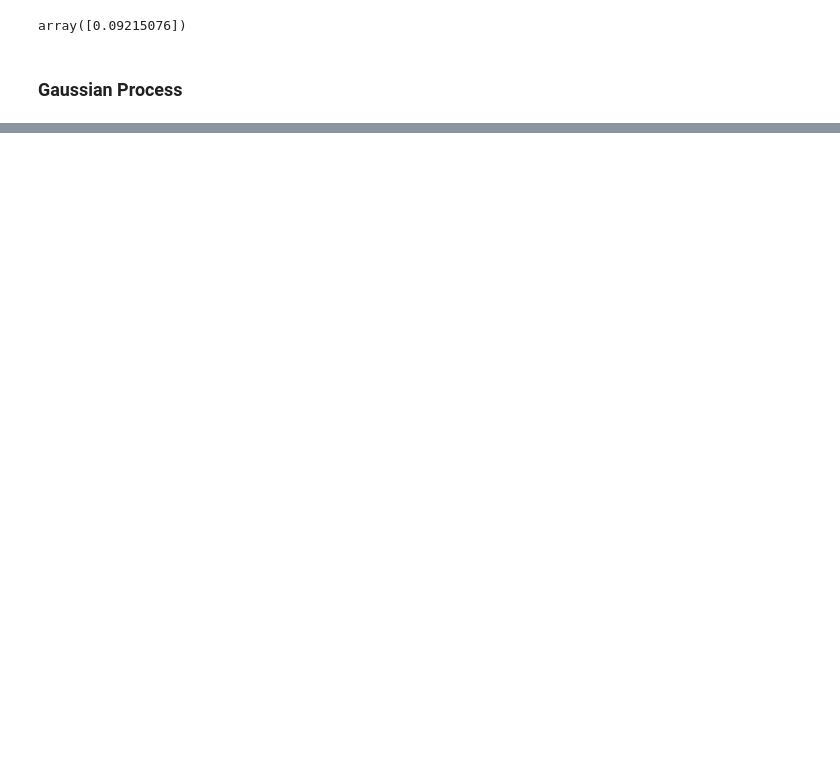
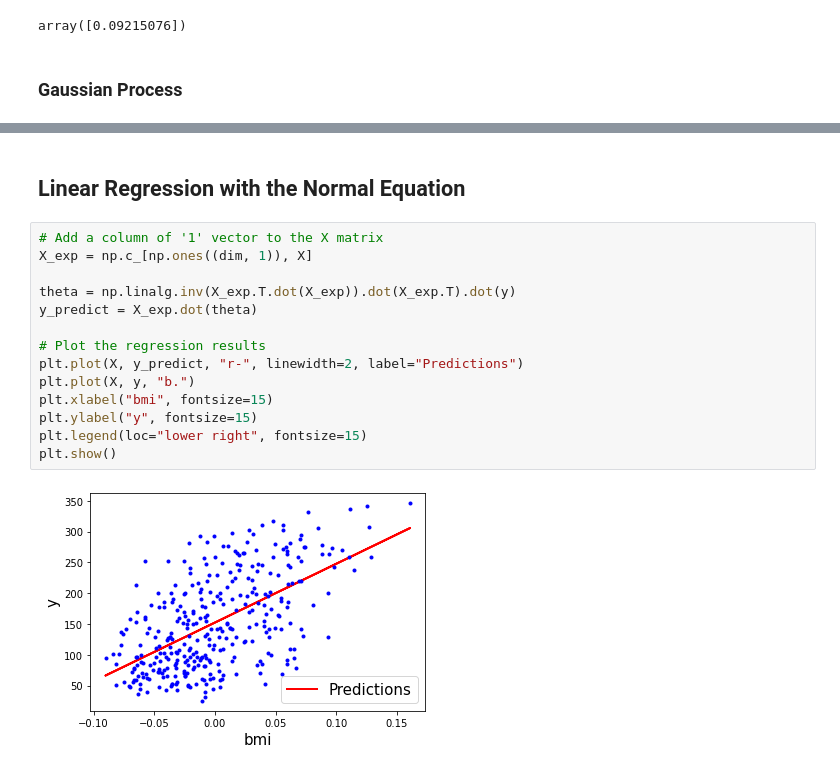
Before and after one commit to PEESEgroup/SysEn6880, a Jupyter notebook: KDE and Regression.ipynb, the cells around one changed output, grey strips where cells are left out. Cells and saved outputs as stored; diff of their text form; blank space fills up the shorter version.

```diff
--- a/KDE and Regression.ipynb
+++ b/KDE and Regression.ipynb
@@ -262,0 +293,18 @@ The Gaussian process regression value at 5.2 is 1.1669
+# %% [markdown]
+## Linear Regression with the Normal Equation
+# %%
+# Add a column of '1' vector to the X matrix
+X_exp = np.c_[np.ones((dim, 1)), X]
+
+theta = np.linalg.inv(X_exp.T.dot(X_exp)).dot(X_exp.T).dot(y)
+y_predict = X_exp.dot(theta)
+
+# Plot the regression results
+plt.plot(X, y_predict, "r-", linewidth=2, label="Predictions")
+plt.plot(X, y, "b.")
+plt.xlabel("bmi", fontsize=15)
+plt.ylabel("y", fontsize=15)
+plt.legend(loc="lower right", fontsize=15)
+plt.show()
+# %% [output]
+[figure, added]
```
Also changed, not shown: parts of 17 cells of this notebook.
